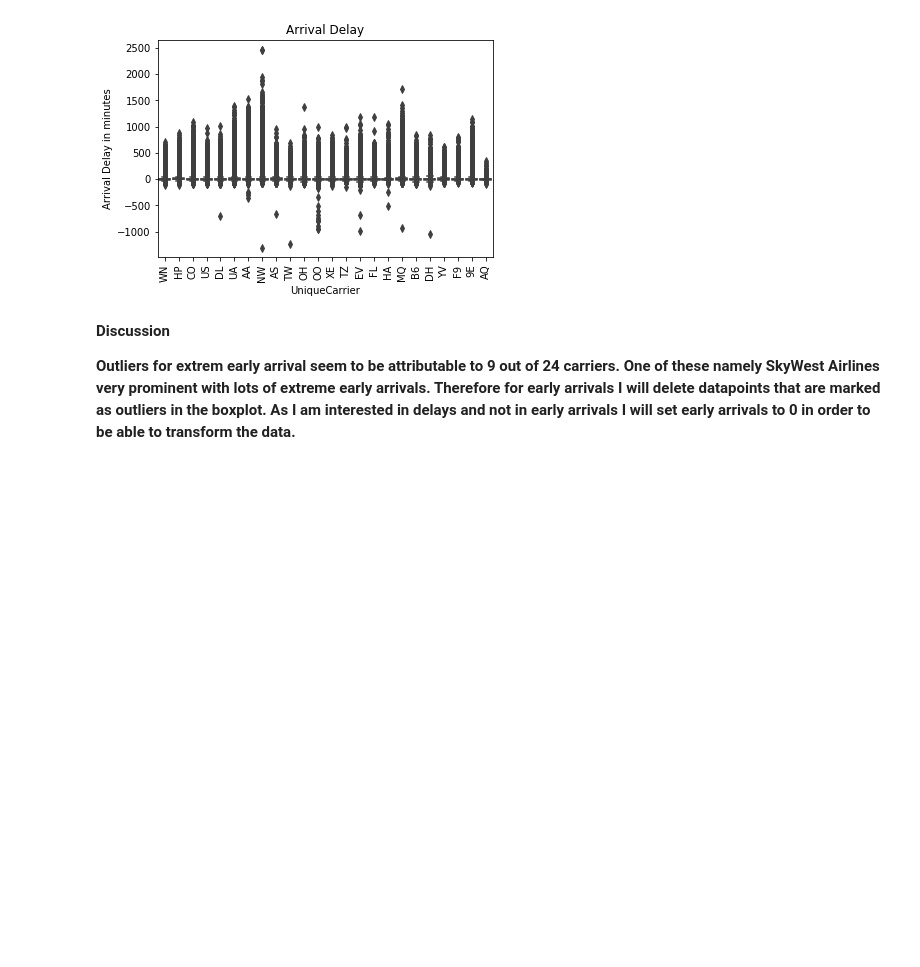
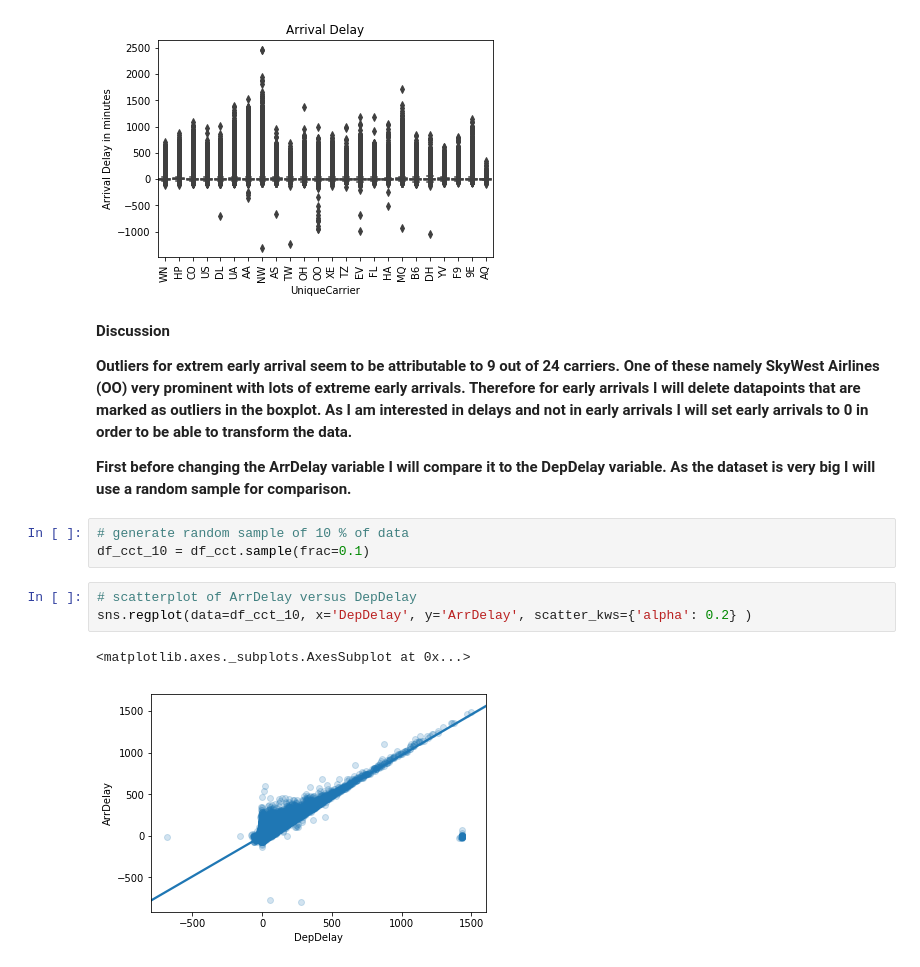
Before and after one commit to ToHa1966/Flights, a Jupyter notebook: Flights.ipynb, the cells around one changed output. Saved outputs shown, nothing was run; the diff lists cells and outputs as text; blank space fills up the shorter version.

Commit message:
feat: Add code for analysis of arrival delay

```diff
--- a/Flights.ipynb
+++ b/Flights.ipynb
@@ -832,4 +843,15 @@ plt.title('Arrival Delay');
 # %% [markdown]
 **Discussion**
 
-**Outliers for extrem early arrival seem to be attributable to 9 out of 24 carriers. One of these namely SkyWest Airlines very prominent with lots of extreme early arrivals. Therefore for early arrivals I will delete datapoints that are marked as outliers in the boxplot. As I am interested in delays and not in early arrivals I will set early arrivals to 0 in order to be able to transform the data.**
+**Outliers for extrem early arrival seem to be attributable to 9 out of 24 carriers. One of these namely SkyWest Airlines (OO) very prominent with lots of extreme early arrivals. Therefore for early arrivals I will delete datapoints that are marked as outliers in the boxplot. As I am interested in delays and not in early arrivals I will set early arrivals to 0 in order to be able to transform the data.**
+
+**First before changing the ArrDelay variable I will compare it to the DepDelay variable. As the dataset is very big I will use a random sample for comparison.**
+# %%
+# generate random sample of 10 % of data
+df_cct_10 = df_cct.sample(frac=0.1)
+# %%
+# scatterplot of ArrDelay versus DepDelay
+sns.regplot(data=df_cct_10, x='DepDelay', y='ArrDelay', scatter_kws={'alpha': 0.2} )
+# %% [output]
+<matplotlib.axes._subplots.AxesSubplot at 0x...>
+[figure, added]
```
Also changed, not shown: parts of 22 cells of this notebook, 1 other file.
